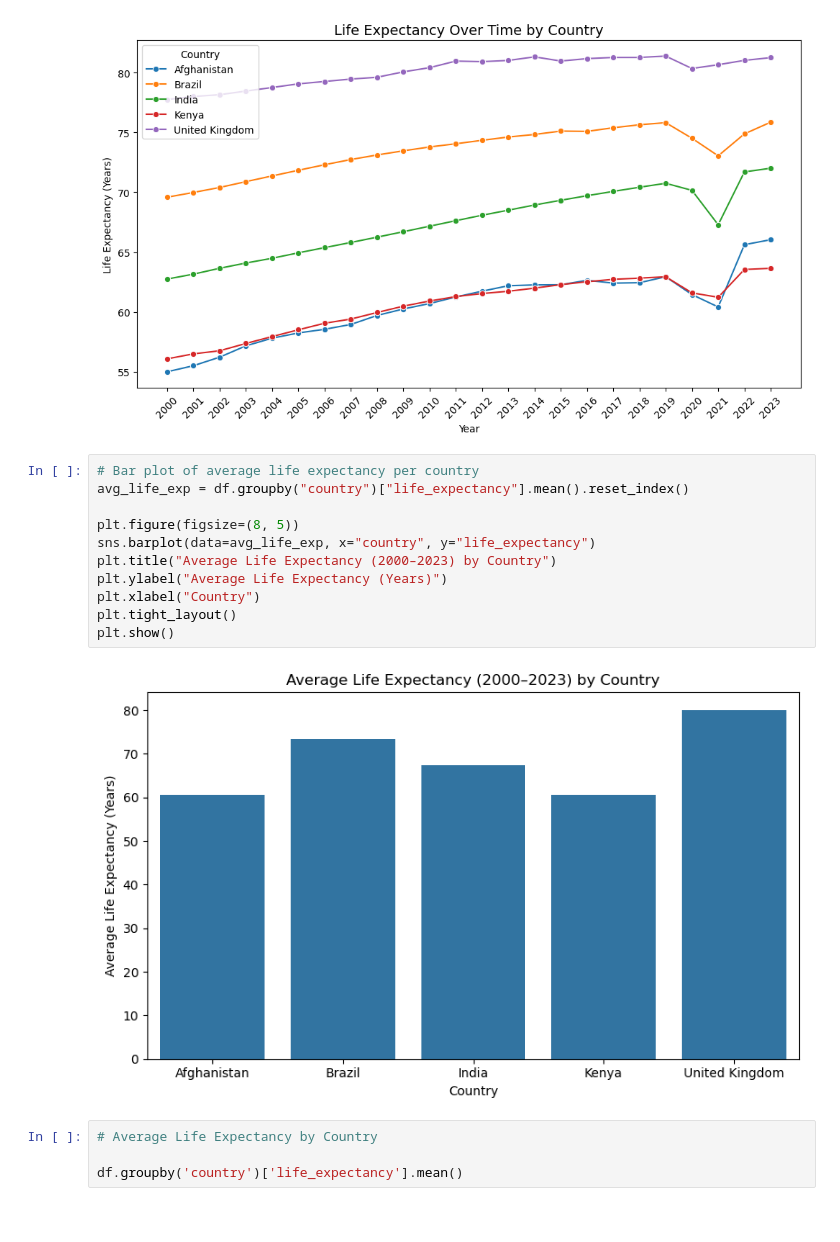
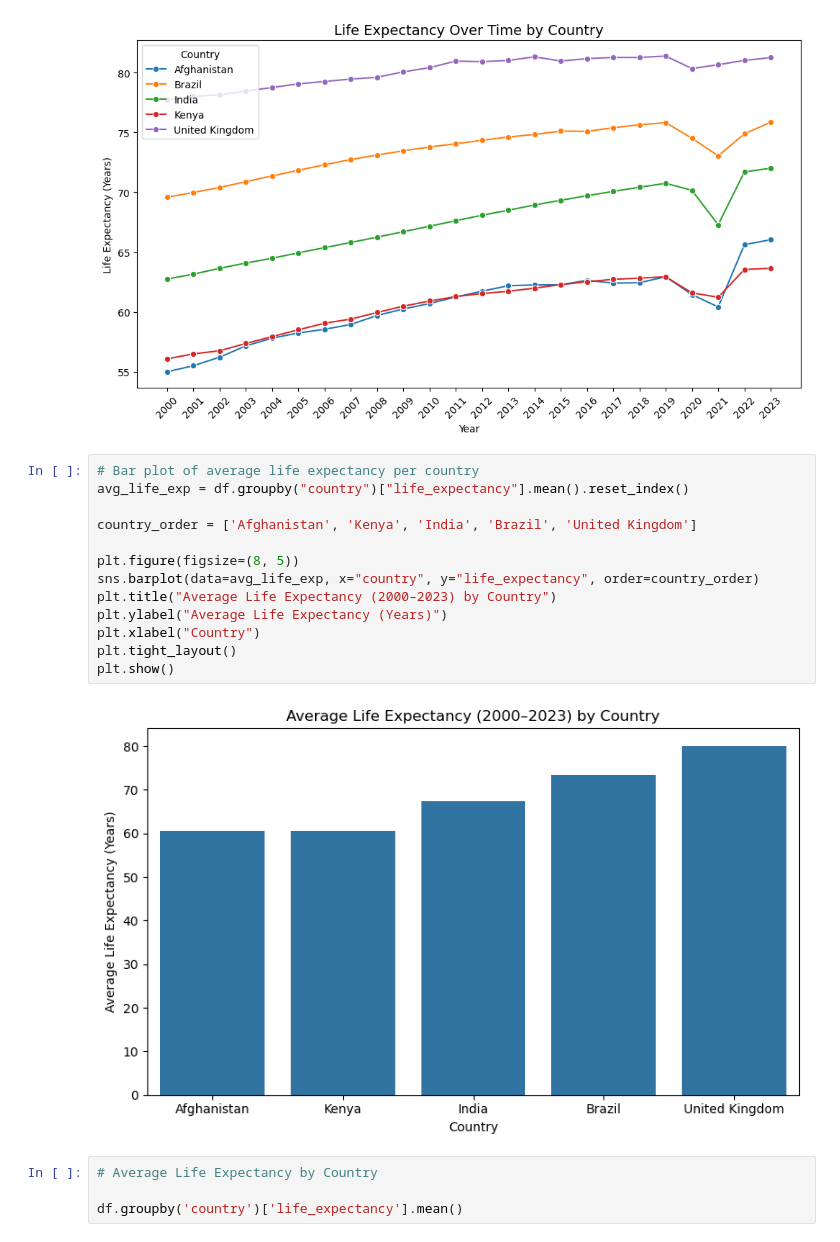
Before and after one commit to a1an-na/QTM350_Final_Project, a Jupyter notebook: scripts/life_expectancy.ipynb, the cells around one changed output. Saved outputs shown, nothing was run; the diff lists cells and outputs as text.

Commit message:
Edits to life_expectancy.ipynb.

```diff
--- a/scripts/life_expectancy.ipynb
+++ b/scripts/life_expectancy.ipynb
@@ -29,16 +29,18 @@ plt.show()
 # %%
 # Bar plot of average life expectancy per country
 avg_life_exp = df.groupby("country")["life_expectancy"].mean().reset_index()
 
+country_order = ['Afghanistan', 'Kenya', 'India', 'Brazil', 'United Kingdom']
+
 plt.figure(figsize=(8, 5))
-sns.barplot(data=avg_life_exp, x="country", y="life_expectancy")
+sns.barplot(data=avg_life_exp, x="country", y="life_expectancy", order=country_order)
 plt.title("Average Life Expectancy (2000–2023) by Country")
 plt.ylabel("Average Life Expectancy (Years)")
 plt.xlabel("Country")
 plt.tight_layout()
 plt.show()
 # %% [output]
-[figure, old version]
+[figure, new version]
 # %%
 # Average Life Expectancy by Country
 
```
